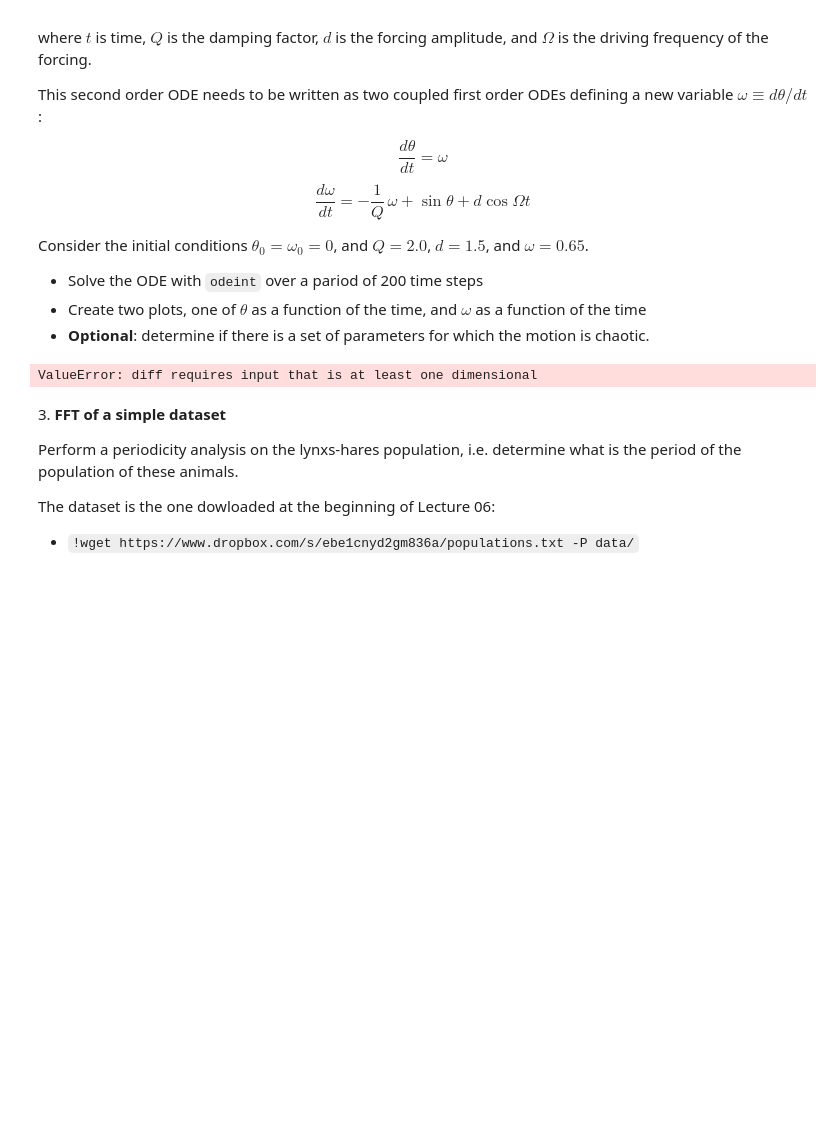
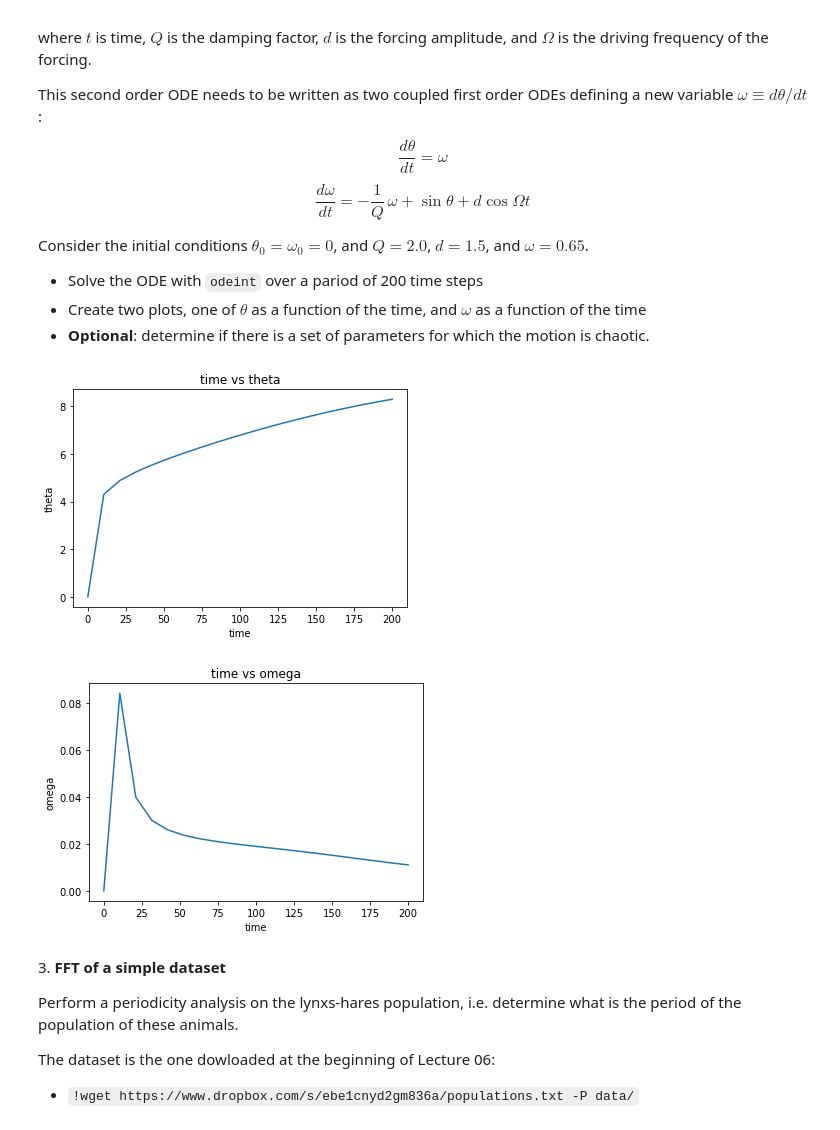
Before and after one commit to shalinimada/ScientificComputingWithPython2022, a Jupyter notebook: 09ex_numerical.ipynb, the cells around one changed output. Cells and saved outputs as stored; diff of their text form; code cells hidden in the pictures; blank space fills up the shorter version.

```diff
--- a/09ex_numerical.ipynb
+++ b/09ex_numerical.ipynb
@@ -65,22 +65,40 @@ Consider the initial conditions $\theta_0 = \omega_0 = 0$, and $Q = 2.0$, $d = 1
  - Solve the ODE with `odeint` over a pariod of 200 time steps
  - Create two plots, one of $\theta$ as a function of the time, and $\omega$ as a function of the time
  - **Optional**: determine if there is a set of parameters for which the motion is chaotic.
-# %%
-#define the parameters
-from scipy.integrate import odeint
-q=2
-d=1.5
-omega=0.65
-theta=0
-
-def pend(omega):
-    domdt=-((1/Q)*omega)+sin(theta)+(d*cos(omega))
-    return domdt
-
-y0=1
-theta = odeint(pend,y0,200)
-# %% [output]
-ValueError: diff requires input that is at least one dimensional
+# %%
+# given initial conditions and parameters
+d=1.5
+Q=2.0
+theta0=0
+omega0=0
+omega=0.65
+steps=np.linspace(0,200,20)
+
+# the function computing the derivative of the position
+def pend(var,t,d,omega,Q):
+    theta, omega = var # i.e theta0 and omega0
+    derivative = [omega,-omega/Q + np.sin(theta) + d*np.cos(omega*t)]
+    return derivative
+
+# Solving the ODE
+ODE = odeint(pend, [theta0, omega0], t=steps, args=(d,omega,Q)) # based on the conditions given
+theta, omega = ODE.T
+#plotting theta as a function of time
+plt.figure()
+plt.plot(steps,theta)
+plt.xlabel('time')
+plt.ylabel('theta')
+plt.title('time vs theta')
+#plotting omega as a function of time
+plt.figure()
+plt.plot(steps, omega)
+plt.xlabel('time')
+plt.ylabel('omega')
+plt.title('time vs omega')
+plt.show()
+# %% [output]
+[figure, added]
+[figure, added]
 # %% [markdown]
 3\. **FFT of a simple dataset**
 
```
Also changed, not shown: parts of 4 cells of this notebook.
